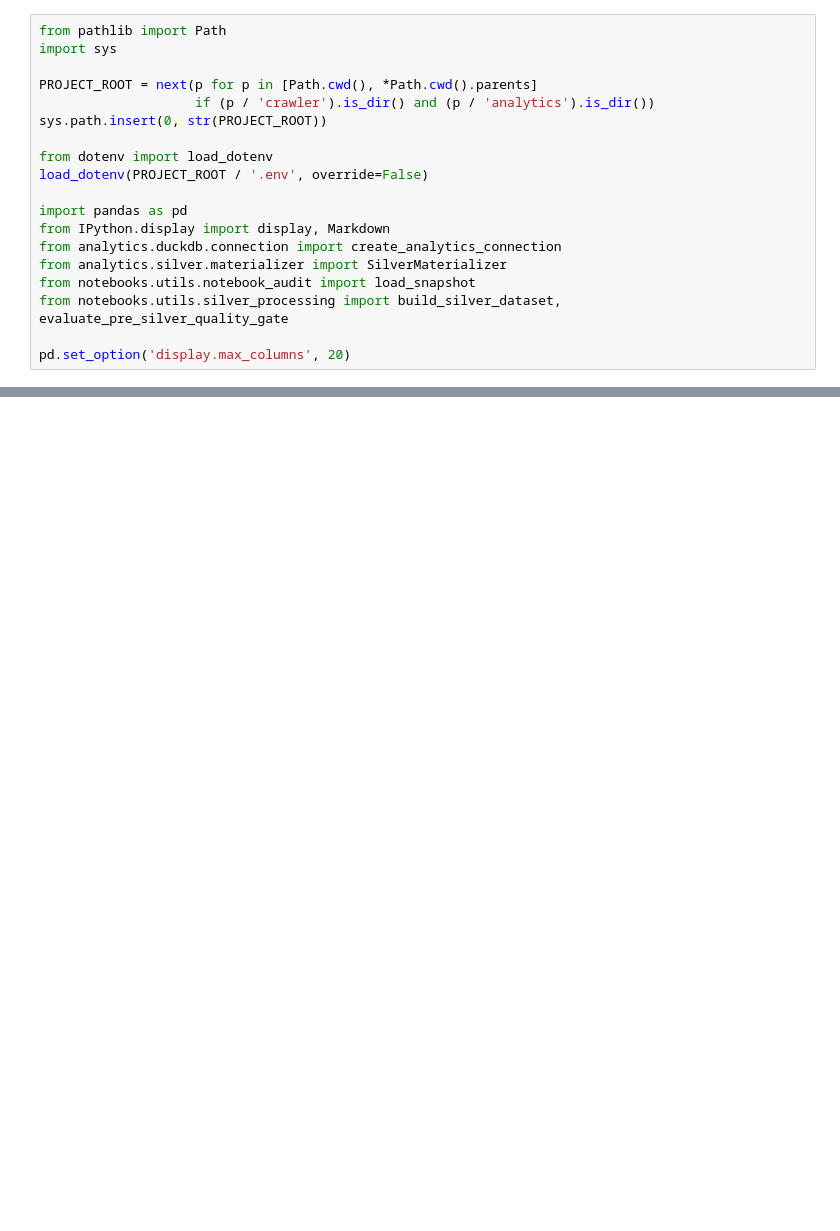
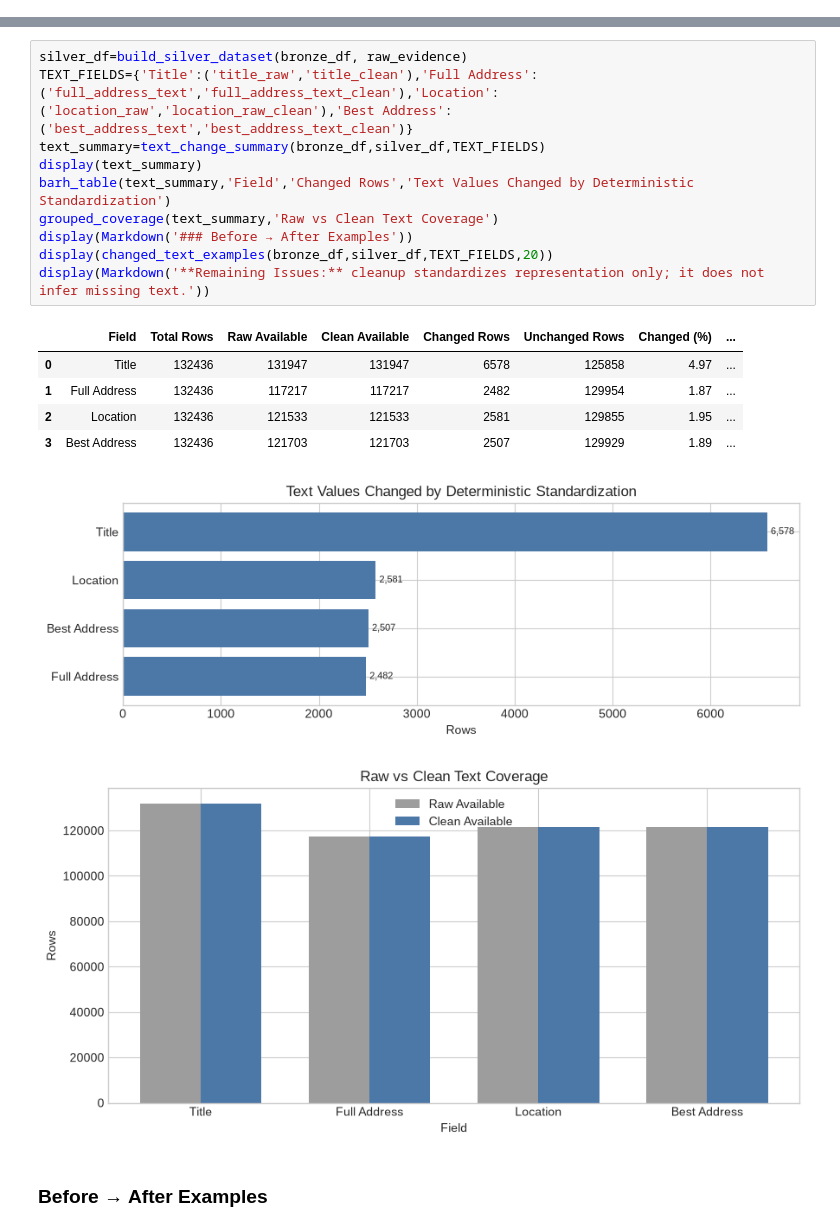
Before and after one commit to HauCoder2005/roombeacon-system, a Jupyter notebook: notebooks/02_roombeacon_silver.ipynb, the cells around one changed output, grey strips where cells are left out. Saved outputs shown, nothing was run; the diff lists cells and outputs as text; blank space fills up the shorter version.

Commit message:
analys notebooks and fix data

```diff
--- a/notebooks/02_roombeacon_silver.ipynb
+++ b/notebooks/02_roombeacon_silver.ipynb
@@ -10,19 +0,0 @@ No market analysis, recommendation, feature engineering, or model fitting belong
-# %%
-from pathlib import Path
-import sys
-
-PROJECT_ROOT = next(p for p in [Path.cwd(), *Path.cwd().parents]
-                    if (p / 'crawler').is_dir() and (p / 'analytics').is_dir())
-sys.path.insert(0, str(PROJECT_ROOT))
-
-from dotenv import load_dotenv
-load_dotenv(PROJECT_ROOT / '.env', override=False)
-
-import pandas as pd
-from IPython.display import display, Markdown
-from analytics.duckdb.connection import create_analytics_connection
-from analytics.silver.materializer import SilverMaterializer
-from notebooks.utils.notebook_audit import load_snapshot
-from notebooks.utils.silver_processing import build_silver_dataset, evaluate_pre_silver_quality_gate
-
-pd.set_option('display.max_columns', 20)
@@ -306,0 +124,19 @@ conn.close()
+# %%
+silver_df=build_silver_dataset(bronze_df, raw_evidence)
+TEXT_FIELDS={'Title':('title_raw','title_clean'),'Full Address':('full_address_text','full_address_text_clean'),'Location':('location_raw','location_raw_clean'),'Best Address':('best_address_text','best_address_text_clean')}
+text_summary=text_change_summary(bronze_df,silver_df,TEXT_FIELDS)
+display(text_summary)
+barh_table(text_summary,'Field','Changed Rows','Text Values Changed by Deterministic Standardization')
+grouped_coverage(text_summary,'Raw vs Clean Text Coverage')
+display(Markdown('### Before → After Examples'))
+display(changed_text_examples(bronze_df,silver_df,TEXT_FIELDS,20))
+display(Markdown('**Remaining Issues:** cleanup standardizes representation only; it does not infer missing text.'))
+# %% [output]
+|  | Field | Total Rows | Raw Available | Clean Available | Changed Rows | Unchanged Rows | Changed (%) | ... |
+| 0 | Title | 132436 | 131947 | 131947 | 6578 | 125858 | 4.97 | ... |
+| 1 | Full Address | 132436 | 117217 | 117217 | 2482 | 129954 | 1.87 | ... |
+| 2 | Location | 132436 | 121533 | 121533 | 2581 | 129855 | 1.95 | ... |
+| 3 | Best Address | 132436 | 121703 | 121703 | 2507 | 129929 | 1.89 | ... |
+[figure, added]
+[figure, added]
+### Before → After Examples
```
Also changed, not shown: parts of 76 cells of this notebook, 26 other files.
